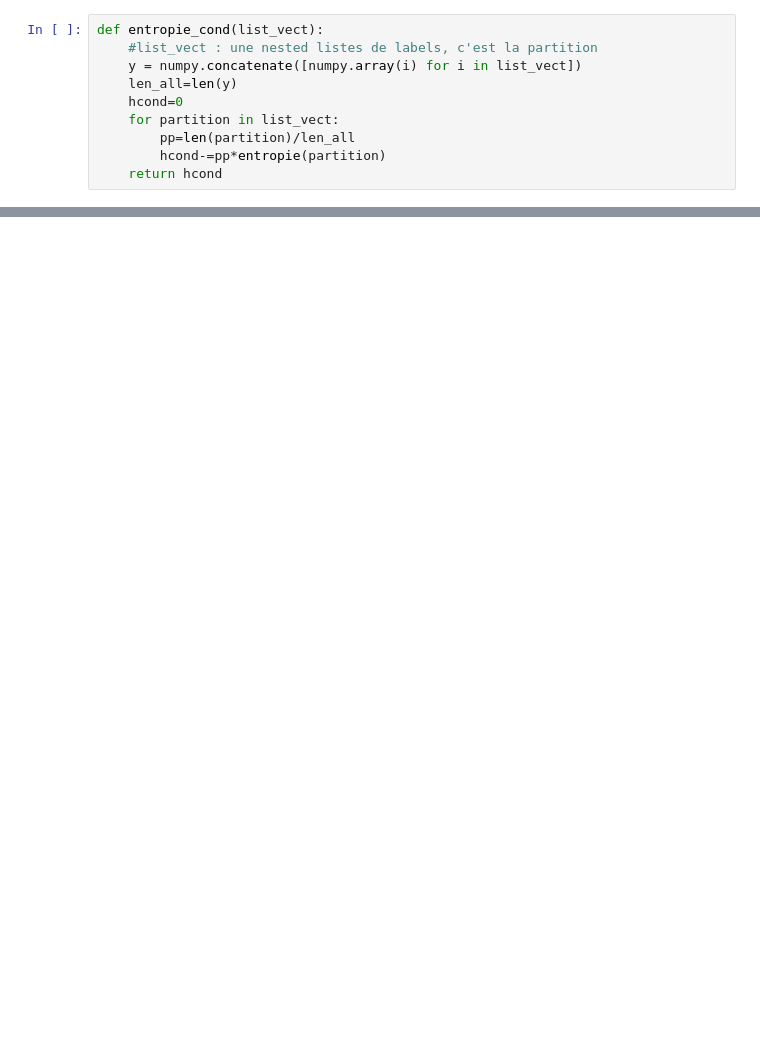
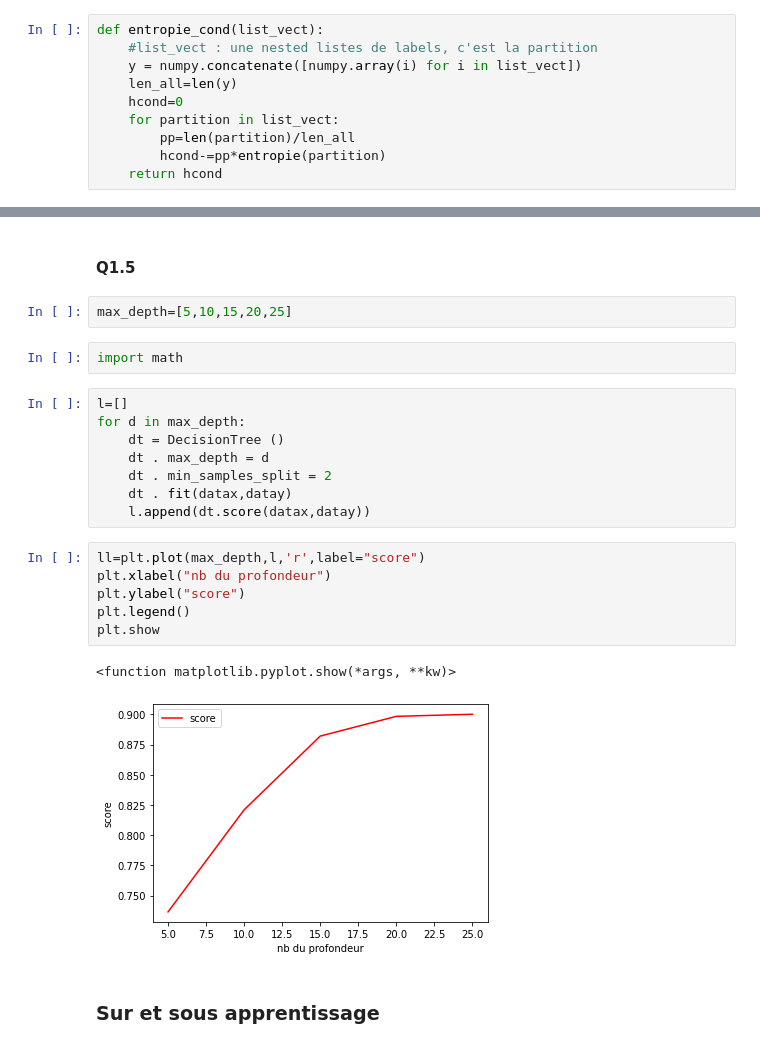
Before and after one commit to yuhanWG/M1S2_ML, a Jupyter notebook: tme1/tme1.ipynb, the cells around one changed output, grey strips where cells are left out. Saved outputs shown, nothing was run; the diff lists cells and outputs as text; blank space fills up the shorter version.

```diff
--- a/tme1/tme1.ipynb
+++ b/tme1/tme1.ipynb
@@ -96,0 +115,25 @@ print(len(x))
+# %% [markdown]
+#### Q1.5
+# %%
+max_depth=[5,10,15,20,25]
+# %%
+import math
+# %%
+l=[]
+for d in max_depth:
+    dt = DecisionTree ()
+    dt . max_depth = d
+    dt . min_samples_split = 2
+    dt . fit(datax,datay)
+    l.append(dt.score(datax,datay))
+# %%
+ll=plt.plot(max_depth,l,'r',label="score")
+plt.xlabel("nb du profondeur")
+plt.ylabel("score")
+plt.legend()
+plt.show
+# %% [output]
+<function matplotlib.pyplot.show(*args, **kw)>
+[figure, added]
+# %% [markdown]
+### Sur et sous apprentissage
```
Also changed, not shown: parts of 38 cells of this notebook, 3 other files.
